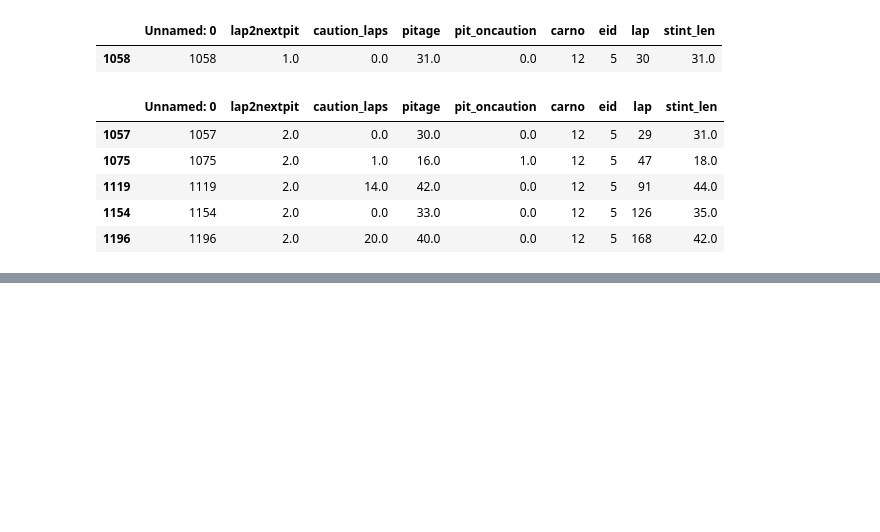
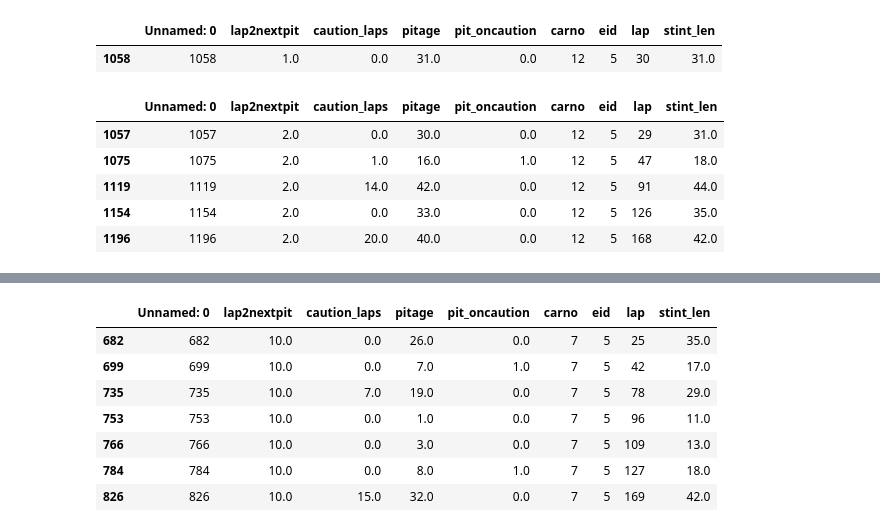
Before and after one commit to DSC-SPIDAL/rankpredictor, a Jupyter notebook: run/22.PaperFinal/notebook/RankNet-check-modeldata.ipynb, the cells around one changed output, grey strips where cells are left out. Saved outputs shown, nothing was run; the diff lists cells and outputs as text; code cells hidden in the pictures; blank space fills up the shorter version.

```diff
--- a/run/22.PaperFinal/notebook/RankNet-check-modeldata.ipynb
+++ b/run/22.PaperFinal/notebook/RankNet-check-modeldata.ipynb
@@ -422,0 +440,11 @@ df12[df12['lap2nextpit']==2]
+# %%
+df_test[(df_test['carno']==7) & (df_test['lap2nextpit']==10)]
+# %% [output]
+|  | Unnamed: 0 | lap2nextpit | caution_laps | pitage | pit_oncaution | carno | eid | lap | stint_len |
+| 682 | 682 | 10.0 | 0.0 | 26.0 | 0.0 | 7 | 5 | 25 | 35.0 |
+| 699 | 699 | 10.0 | 0.0 | 7.0 | 1.0 | 7 | 5 | 42 | 17.0 |
+| 735 | 735 | 10.0 | 7.0 | 19.0 | 0.0 | 7 | 5 | 78 | 29.0 |
+| 753 | 753 | 10.0 | 0.0 | 1.0 | 0.0 | 7 | 5 | 96 | 11.0 |
+| 766 | 766 | 10.0 | 0.0 | 3.0 | 0.0 | 7 | 5 | 109 | 13.0 |
+| 784 | 784 | 10.0 | 0.0 | 8.0 | 1.0 | 7 | 5 | 127 | 18.0 |
+| 826 | 826 | 10.0 | 15.0 | 32.0 | 0.0 | 7 | 5 | 169 | 42.0 |
```
Also changed, not shown: parts of 7 cells of this notebook, 17 other files.
